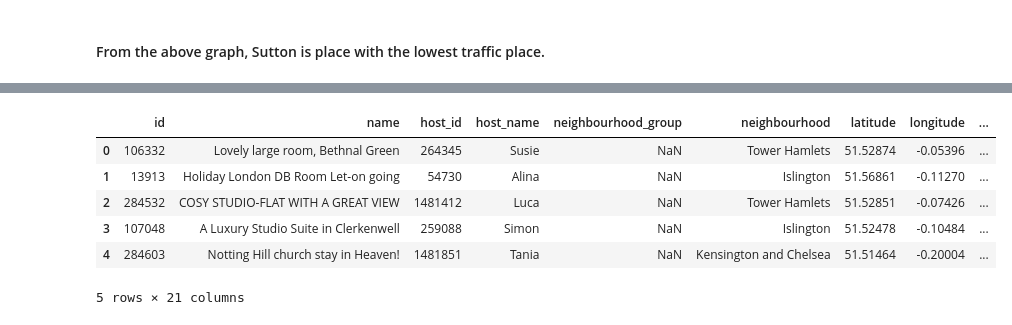
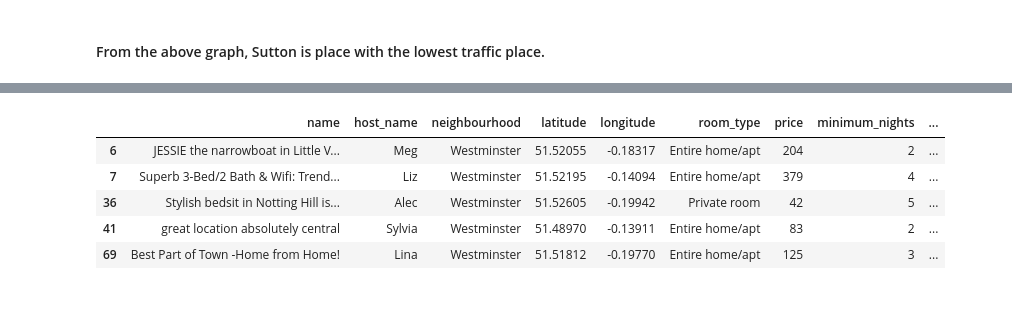
Before and after one commit to Kiran281197/Airbnb_Analysis, a Jupyter notebook: Data Analysis.ipynb, the cells around one changed output, grey strips where cells are left out. Drawn from its saved outputs; the diff is of its cells as text; code cells hidden in the pictures.

```diff
--- a/Data Analysis.ipynb
+++ b/Data Analysis.ipynb
@@ -126,3 +94,5 @@ Text(0.5, 1.0, 'Top 10 locations with lowest prices')
+# %%
+df["price_per_night"] = round(df["price"]/df["minimum_nights"],2)
 # %%
 values = df.neighbourhood.value_counts()[0:10].values
 labels = df.neighbourhood.value_counts()[0:10].index
@@ -242,0 +210,2 @@ plt.xticks(rotation=45)
+# %%
+df["Month_name"] = pd.to_datetime(df["last_review_month"],format="%m").dt.month_name()
@@ -242,0 +236,2 @@ plt.xticks(rotation=45)
+# %%
+df.drop(["id","host_id","neighbourhood_group","license","last_review"],axis=1,inplace=True)
@@ -242,0 +302,4 @@ plt.xticks(rotation=45)
+# %%
+df_cityoflondon = df[df["neighbourhood"]=="City of London"]
+df_Kensington = df[df["neighbourhood"]=="Kensington"]
+df_Westminster = df[df["neighbourhood"]=="Westminster"]
@@ -243,10 +405,9 @@ plt.xticks(rotation=45)
 # %%
-df.head()
+df_Westminster.head()
 # %% [output]
-|  | id | name | host_id | host_name | neighbourhood_group | neighbourhood | latitude | longitude | ... |
-| 0 | 106332 | Lovely large room, Bethnal Green | 264345 | Susie | NaN | Tower Hamlets | 51.52874 | -0.05396 | ... |
-| 1 | 13913 | Holiday London DB Room Let-on going | 54730 | Alina | NaN | Islington | 51.56861 | -0.11270 | ... |
-| 2 | 284532 | COSY STUDIO-FLAT WITH A GREAT VIEW | 1481412 | Luca | NaN | Tower Hamlets | 51.52851 | -0.07426 | ... |
-| 3 | 107048 | A Luxury Studio Suite in Clerkenwell | 259088 | Simon | NaN | Islington | 51.52478 | -0.10484 | ... |
-| 4 | 284603 | Notting Hill church stay in Heaven! | 1481851 | Tania | NaN | Kensington and Chelsea | 51.51464 | -0.20004 | ... |
+|  | name | host_name | neighbourhood | latitude | longitude | room_type | price | minimum_nights | ... |
+| 6 | JESSIE the narrowboat in Little V... | Meg | Westminster | 51.52055 | -0.18317 | Entire home/apt | 204 | 2 | ... |
+| 7 | Superb 3-Bed/2 Bath & Wifi: Trend... | Liz | Westminster | 51.52195 | -0.14094 | Entire home/apt | 379 | 4 | ... |
+| 36 | Stylish bedsit in Notting Hill is... | Alec | Westminster | 51.52605 | -0.19942 | Private room | 42 | 5 | ... |
+| 41 | great location absolutely central | Sylvia | Westminster | 51.48970 | -0.13911 | Entire home/apt | 83 | 2 | ... |
+| 69 | Best Part of Town -Home from Home! | Lina | Westminster | 51.51812 | -0.19770 | Entire home/apt | 125 | 3 | ... |
-5 rows × 21 columns
```
Also changed, not shown: parts of 56 cells of this notebook.
